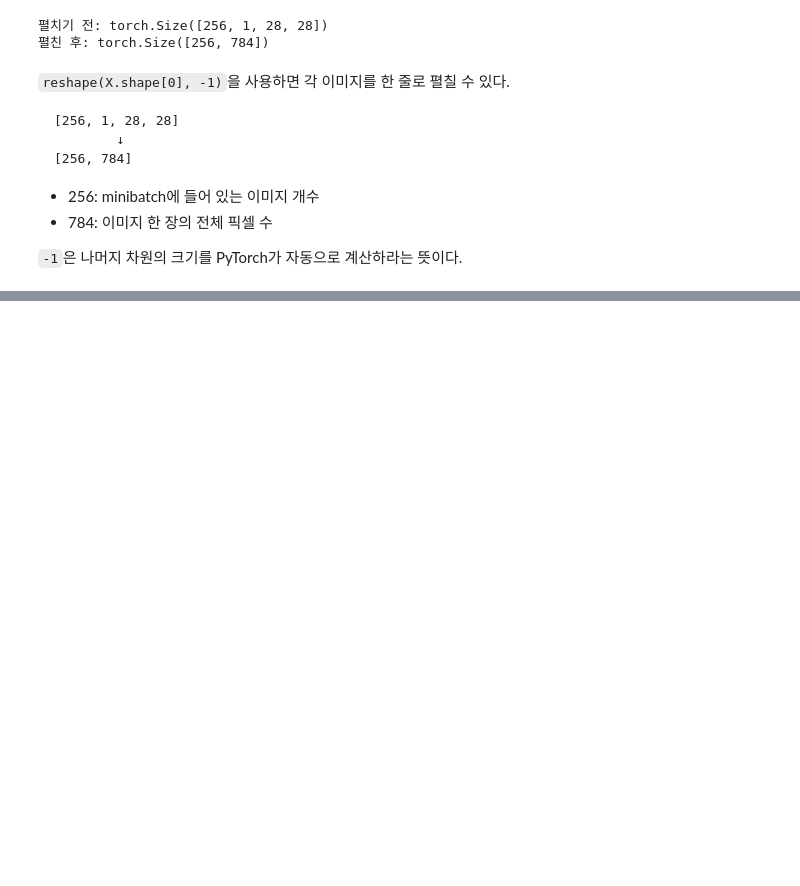
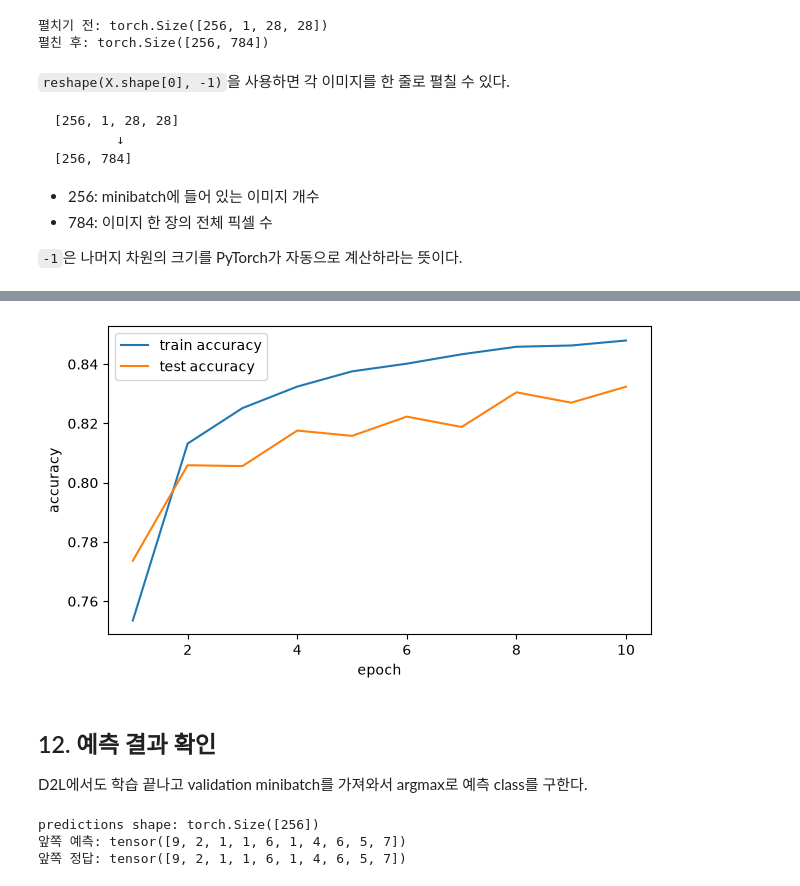
Before and after one commit to while-true-study/ai-grad-prep, a Jupyter notebook: d2l/04_linear_neural_networks_for_classification/04_04_Softmax Regression Implementation from Scratch.ipynb, the cells around one changed output, grey strips where cells are left out. Drawn from its saved outputs; the diff is of its cells as text; code cells hidden in the pictures; blank space fills up the shorter version.

```diff
--- a/d2l/04_linear_neural_networks_for_classification/04_04_Softmax Regression Implementation from Scratch.ipynb
+++ b/d2l/04_linear_neural_networks_for_classification/04_04_Softmax Regression Implementation from Scratch.ipynb
@@ -129,0 +815,54 @@ print("펼친 후:", X_flat.shape)
+# %%
+plt.figure(figsize=(7, 4))
+
+plt.plot(
+    epochs,
+    train_acc_history,
+    label="train accuracy"
+)
+
+plt.plot(
+    epochs,
+    test_acc_history,
+    label="test accuracy"
+)
+
+plt.xlabel("epoch")
+plt.ylabel("accuracy")
+plt.legend()
+plt.show()
+# %% [output]
+[figure, added]
+# %% [markdown]
+## 12. 예측 결과 확인
+
+D2L에서도 학습 끝나고 validation minibatch를 가져와서 argmax로 예측 class를 구한다.
+# %%
+class_names = [
+    "T-shirt/top",
+    "Trouser",
+    "Pullover",
+    "Dress",
+    "Coat",
+    "Sandal",
+    "Shirt",
+    "Sneaker",
+    "Bag",
+    "Ankle boot"
+]
+
+X_test, y_test = next(iter(test_loader))
+
+X_test_device = X_test.to(device)
+
+with torch.no_grad():
+    y_hat_test = forward(X_test_device)
+    predictions = y_hat_test.argmax(dim=1).cpu()
+
+print("predictions shape:", predictions.shape)
+print("앞쪽 예측:", predictions[:10])
+print("앞쪽 정답:", y_test[:10])
+# %% [output]
+predictions shape: torch.Size([256])
+앞쪽 예측: tensor([9, 2, 1, 1, 6, 1, 4, 6, 5, 7])
+앞쪽 정답: tensor([9, 2, 1, 1, 6, 1, 4, 6, 5, 7])
```
Also changed, not shown: parts of 41 cells of this notebook, 1 other file.
